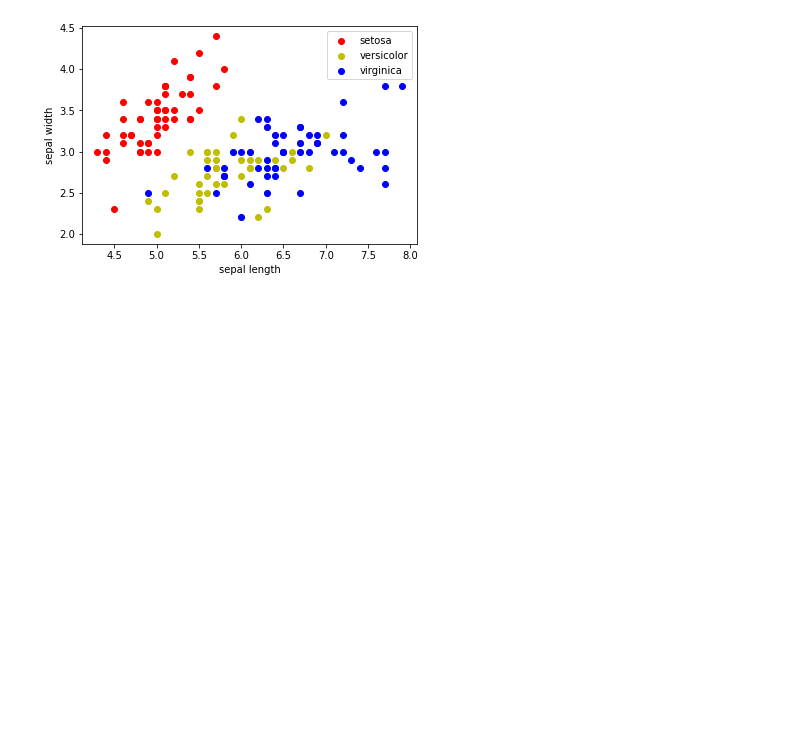
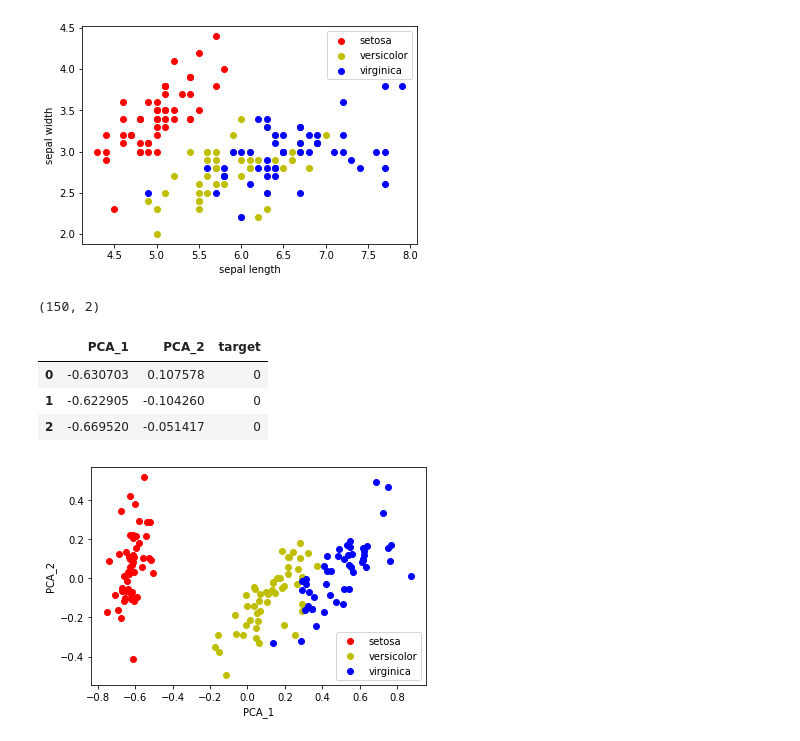
Before and after one commit to happycoder-leesh/kaggle_study, a Jupyter notebook: 1st_week_4.ipynb, the cells around one changed output. Saved outputs shown, nothing was run; the diff lists cells and outputs as text; code cells hidden in the pictures; blank space fills up the shorter version.

```diff
--- a/1st_week_4.ipynb
+++ b/1st_week_4.ipynb
@@ -302,3 +302,59 @@ plt.ylabel('sepal width')
 plt.show()
 # %% [output]
 [figure]
+# %%
+# Target 값을 제외한 모든 속성 값을 MinMaxScaler 를 이용하여 변환
+
+# 'sepal_length', 'sepal_width', 'petal_length', 'petal_width'
+
+df_features = df[['sepal_length', 'sepal_width', 'petal_length', 'petal_width']]
+
+df_scaler = MinMaxScaler().fit_transform(df_features)
+
+# PCA를 이용하여 4차원 변수를 2차원으로 변환
+
+pca = PCA(n_components=2)
+
+# fit과 transform을 호출하여 PCA 변환 / 데이터 변환
+
+pca.fit(df_scaler)
+
+df_pca = pca.transform(df_scaler)
+
+print(df_pca.shape)
+# %% [output]
+(150, 2)
+# %%
+# PCA 변환된 데이터의 컬럼명을 각각 PCA_1, PCA_2로 지정
+
+df_pca = pd.DataFrame(df_pca)
+
+df_pca.columns = ['PCA_1', 'PCA_2']
+
+df_pca['target']=df.target
+
+df_pca.head(3)
+# %% [output]
+|  | PCA_1 | PCA_2 | target |
+| 0 | -0.630703 | 0.107578 | 0 |
+| 1 | -0.622905 | -0.104260 | 0 |
+| 2 | -0.669520 | -0.051417 | 0 |
+# %%
+# setosa는 빨간색, versicolor는 노란색, virginicasms 파란색
+color = ['r', 'y', 'b']
+
+# setosa의 target 값은 0, versicolor는 1, virginica는 2
+# 각 target 별로 다른 색으로 scatter plot
+
+for i, c in enumerate(color):
+
+    x_axis_data = df_pca[df_pca['target']==i]['PCA_1']
+    y_axis_data = df_pca[df_pca['target']==i]['PCA_2']
+    plt.scatter(x_axis_data, y_axis_data, color=c, label=iris.target_names[i])
+
+plt.legend()
+plt.xlabel('PCA_1')
+plt.ylabel('PCA_2')
+plt.show()
+# %% [output]
+[figure, added]
```
Also changed, not shown: parts of 83 cells of this notebook, 1 other file.
